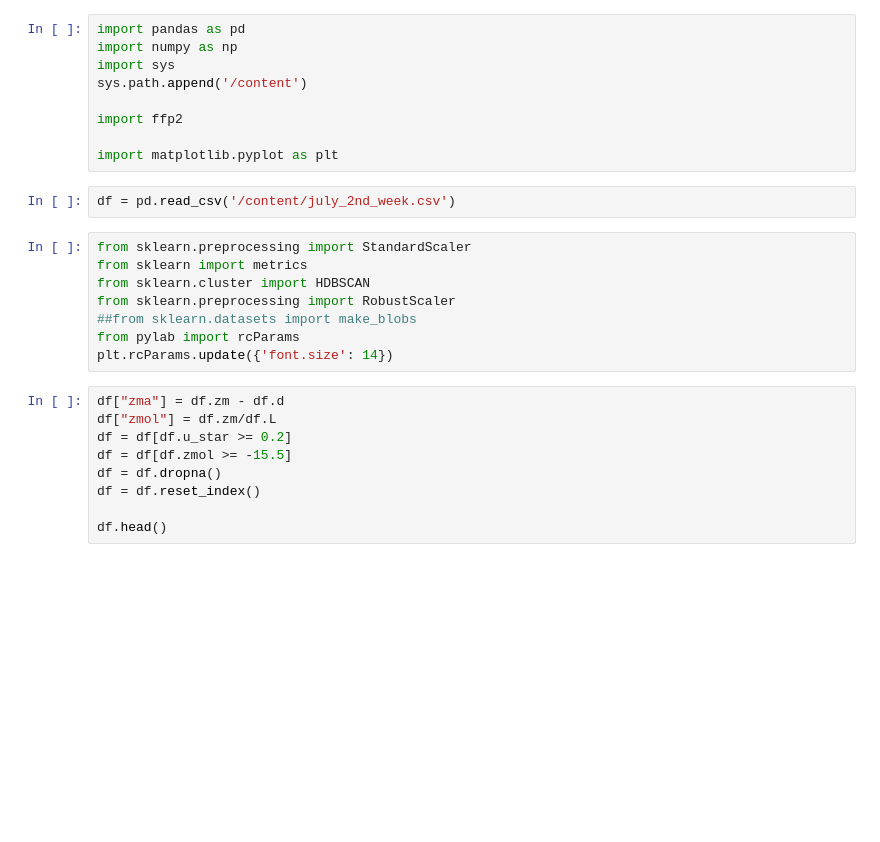
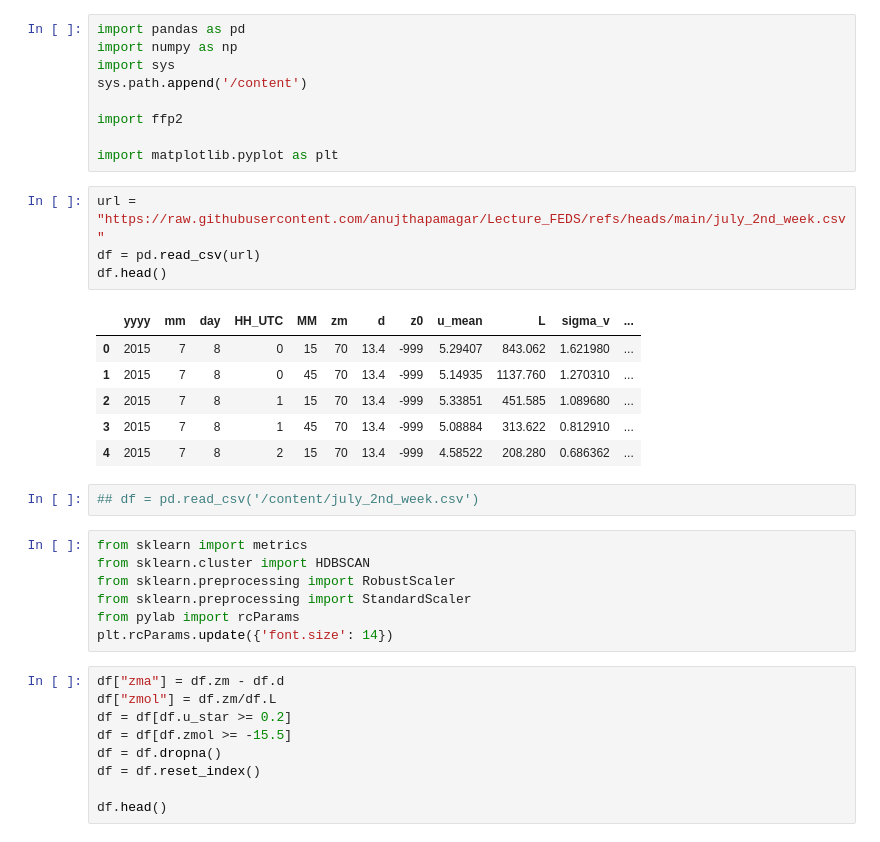
Before and after one commit to anujthapamagar/Lecture_FEDS, a Jupyter notebook: lecture3.ipynb, the cells around one changed output. Saved outputs shown, nothing was run; the diff lists cells and outputs as text; blank space fills up the shorter version.

```diff
--- a/lecture3.ipynb
+++ b/lecture3.ipynb
@@ -9,14 +28,24 @@ sys.path.append('/content')
 import ffp2
 
 import matplotlib.pyplot as plt
+# %%
+url = "https://raw.githubusercontent.com/anujthapamagar/Lecture_FEDS/refs/heads/main/july_2nd_week.csv"
+df = pd.read_csv(url)
+df.head()
+# %% [output]
+|  | yyyy | mm | day | HH_UTC | MM | zm | d | z0 | u_mean | L | sigma_v | ... |
+| 0 | 2015 | 7 | 8 | 0 | 15 | 70 | 13.4 | -999 | 5.29407 | 843.062 | 1.621980 | ... |
+| 1 | 2015 | 7 | 8 | 0 | 45 | 70 | 13.4 | -999 | 5.14935 | 1137.760 | 1.270310 | ... |
+| 2 | 2015 | 7 | 8 | 1 | 15 | 70 | 13.4 | -999 | 5.33851 | 451.585 | 1.089680 | ... |
+| 3 | 2015 | 7 | 8 | 1 | 45 | 70 | 13.4 | -999 | 5.08884 | 313.622 | 0.812910 | ... |
+| 4 | 2015 | 7 | 8 | 2 | 15 | 70 | 13.4 | -999 | 4.58522 | 208.280 | 0.686362 | ... |
 # %%
-df = pd.read_csv('/content/july_2nd_week.csv')
+## df = pd.read_csv('/content/july_2nd_week.csv')
 # %%
-from sklearn.preprocessing import StandardScaler
 from sklearn import metrics
 from sklearn.cluster import HDBSCAN
 from sklearn.preprocessing import RobustScaler
-##from sklearn.datasets import make_blobs
+from sklearn.preprocessing import StandardScaler
 from pylab import rcParams
 plt.rcParams.update({'font.size': 14})
 # %%
```
Also changed, not shown: parts of 3 cells of this notebook.
